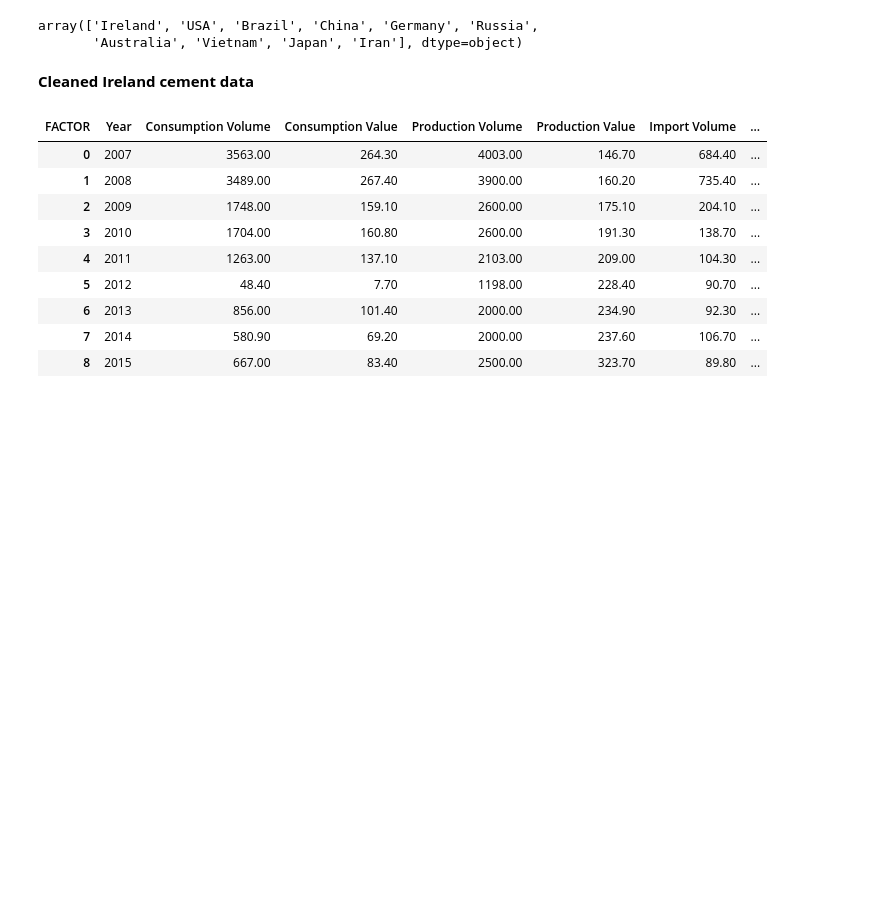
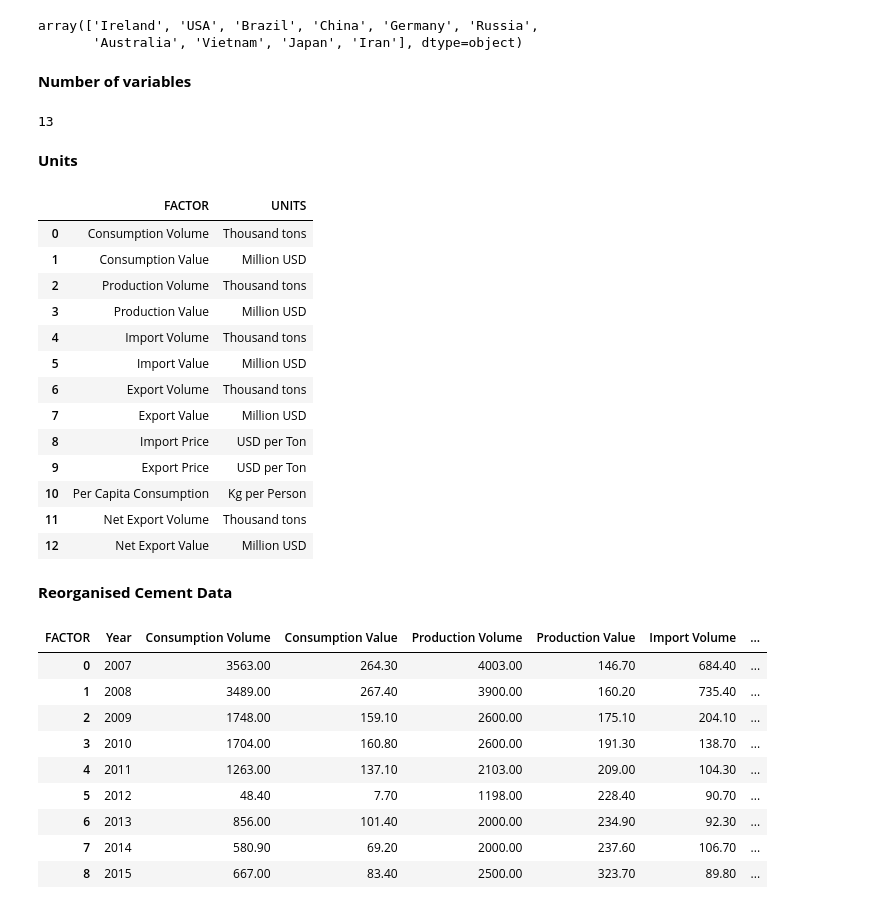
Before and after one commit to ASM2023063/mscda-20231-ca2, a Jupyter notebook: 2023063_ca2_notebook1.ipynb, the cells around one changed output. Cells and saved outputs as stored; diff of their text form; code cells hidden in the pictures; blank space fills up the shorter version.

```diff
--- a/2023063_ca2_notebook1.ipynb
+++ b/2023063_ca2_notebook1.ipynb
@@ -86,6 +84,31 @@ cement_data["Country"].unique()
 # %% [output]
 array(['Ireland', 'USA', 'Brazil', 'China', 'Germany', 'Russia',
        'Australia', 'Vietnam', 'Japan', 'Iran'], dtype=object)
+# %% [markdown]
+<b>Number of variables
+# %%
+cement_data["FACTOR"].nunique()
+# %% [output]
+13
+# %% [markdown]
+<b>Units
+# %%
+cement_data.iloc[:13,:2]
+# %% [output]
+|  | FACTOR | UNITS |
+| 0 | Consumption Volume | Thousand tons |
+| 1 | Consumption Value | Million USD |
+| 2 | Production Volume | Thousand tons |
+| 3 | Production Value | Million USD |
+| 4 | Import Volume | Thousand tons |
+| 5 | Import Value | Million USD |
+| 6 | Export Volume | Thousand tons |
+| 7 | Export Value | Million USD |
+| 8 | Import Price | USD per Ton |
+| 9 | Export Price | USD per Ton |
+| 10 | Per Capita Consumption | Kg per Person |
+| 11 | Net Export Volume | Thousand tons |
+| 12 | Net Export Value | Million USD |
 # %%
 # Define function to split data by country
 
@@ -99,7 +122,7 @@ def cement_df(country, new_df, original_df):
     new_df.rename(columns= {"index":"Year"},inplace=True)
     return new_df
 # %% [markdown]
-<b>Cleaned Ireland cement data
+<b>Reorganised Cement Data
 # %%
 # Ireland cement data
 ireland_cement = cement_df(country="Ireland", new_df="ireland_cement", original_df=cement_data)
```
Also changed, not shown: parts of 40 cells of this notebook.
